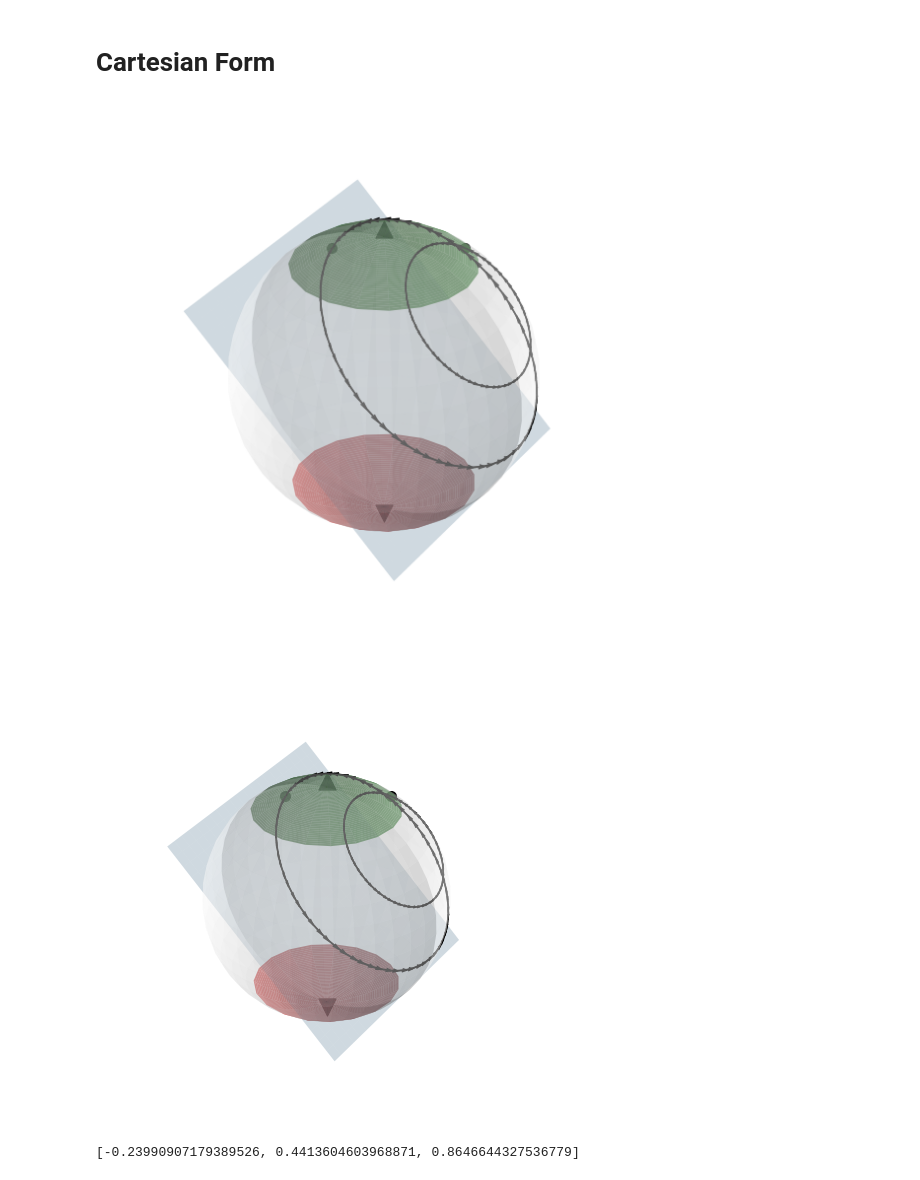
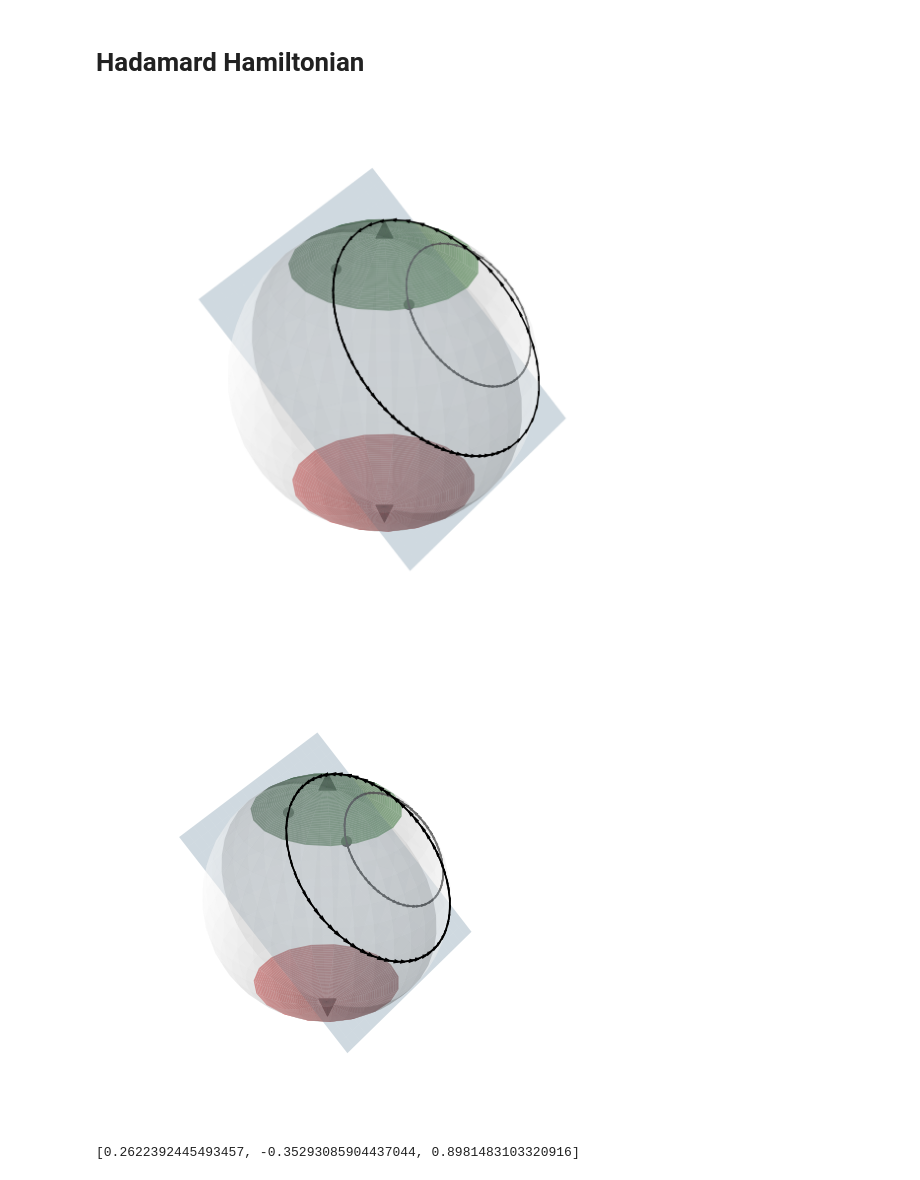
Before and after one commit to marco-lewis/quantum-barrier-certificates, a Jupyter notebook: experiments/diagrams.ipynb, the cells around one changed output. Saved outputs shown, nothing was run; the diff lists cells and outputs as text; code cells hidden in the pictures.

```diff
--- a/experiments/diagrams.ipynb
+++ b/experiments/diagrams.ipynb
@@ -15,9 +15,9 @@ def cartesian_evo(t, x0):
     z = mid + dist * cost
     return (x,y,z)
 # %% [markdown]
-# Cartesian Form
+# Hadamard Hamiltonian
 # %%
-def cart_bloch_init():
+def cart_bloch_near_0():
     phi, delta = randang(), randang()
     r = np.random.uniform(np.sqrt(0.9), 1)
     # State form
@@ -27,7 +27,17 @@ def cart_bloch_init():
     X0 = x0[0] + x0[1] + x0[2]
     return X0, z0
 
-def cart_bloch_fix():
+def cart_bloch_near_1():
+    phi, delta = randang(), randang()
+    r = np.random.uniform(0, np.sqrt(0.1))
+    # State form
+    z0 = np.array([r * np.exp(1j * delta), np.sqrt(1 - r**2) * np.exp(1j * phi)])
+    x0 = state_to_bloch([z0[0]], [z0[1]])
+    # Cartesian form
+    X0 = x0[0] + x0[1] + x0[2]
+    return X0, z0
+
+def start_near_0():
     # State form
     z0 = np.array([np.sqrt(0.9), -np.sqrt(0.1)])
     x0 = state_to_bloch([z0[0]], [z0[1]])
@@ -35,9 +45,17 @@ def cart_bloch_fix():
     X0 = x0[0] + x0[1] + x0[2]
     return X0, z0
 
+def start_near_1():
+    # State form
+    z0 = np.array([np.sqrt(0.1), -np.sqrt(0.9)])
+    x0 = state_to_bloch([z0[0]], [z0[1]])
+    # Cartesian form
+    X0 = x0[0] + x0[1] + x0[2]
+    return X0, z0
+
 start_points = []
 for i in range(2):
-    start_points.append(cart_bloch_init())
+    start_points.append(cart_bloch_near_0())
 # %%
 # %matplotlib widget
 %matplotlib inline
@@ -45,13 +63,13 @@ for i in range(2):
 step = 0.1
 t0 = 0
 t = 2*np.pi
-dXdt = lambda x, t: np.sqrt(2) * np.array([-x[1], (x[0] - x[2]), x[1]])
+dXdt = lambda x, t: np.array([-x[1], (x[0] - x[2]), x[1]])
 
 trange = np.arange(t0, t, step=step)
 fig = plt.figure(figsize=(8,8))
 ax = fig.add_subplot(111,projection='3d',box_aspect=(1,1,1))
 
-plot_bloch_regions(ax, True)
+plot_H_bloch_regions(ax, True)
 
 for X0, Z0 in start_points:
     dataSet, ts = rk4(X0, t0, t, step, dXdt)
@@ -103,7 +121,7 @@ fig.tight_layout()
 
 plt.show()
 # %% [output]
-[figure, old version]
+[figure, new version]
 # %%
 %matplotlib inline
 
@@ -113,7 +131,7 @@ trange = np.arange(t0, t, step=step)
 fig = plt.figure(figsize=(8,8))
 ax = fig.add_subplot(111,projection='3d',box_aspect=(1,1,1))
 
-plot_bloch_regions(ax, True)
+plot_H_bloch_regions(ax, True)
 
 # start_points = []
 # for i in range(2):
@@ -128,38 +146,38 @@ for X0, Z0 in start_points:
     plt.quiver(xps[:-1], yps[:-1], zps[:-1], xps[1:]-xps[:-1], yps[1:]-yps[:-1], zps[1:]-zps[:-1], color='black')
     ax.scatter(dataSet.T[0][0],dataSet.T[0][1],dataSet.T[0][2], label=str(dataSet.T[0]), s=100, c='black')
     a = cartesian_evo(np.pi/2,X0)
     b = cartesian_evo(np.pi/2 + 0.01,X0)
 
     z_vec, o_vec = get_states(trange, Z0, had_ham)
     xs, ys, zs, _ = state_to_bloch(z_vec, o_vec)
     if False:
         print("Avg error:")
         for z in [zip(xs, xps), zip(ys, yps), zip(zs,zps)]:
             avg_error = np.mean([abs(i-j) for i,j in z])
             print(avg_error)
 
 
 plt.axis('off')
 # save('normal_bloch.png')
 # ax.set_yticks([])
 # ax.set_ylabel('')
 # ax.azim = -90
 # ax.elev = 1
 # save('side_bloch.png')
 
 # ax.set_zticks([])
 # ax.set_zlabel('')
 # ax.azim = 270
 # ax.elev = 90
 # save('above_bloch.png')
 
 plt.show()
 # %% [output]
-[figure, old version]
+[figure, new version]
 # %%
 %matplotlib inline
 
-X0, Z0 = cart_bloch_init()
+X0, Z0 = cart_bloch_near_0()
 dataSet, ts = rk4(X0, t0, t, step, dXdt)
 dataSet = dataSet.T
 numDataPoints = len(ts)
@@ -168,7 +186,7 @@ def animate_func(num):
     ax.clear()
 
     # Plots sphere
-    plot_bloch_regions(ax)
+    plot_H_bloch_regions(ax)
 
     # Plots trajectory line
     ax.plot(dataSet[0, :num+1], dataSet[1, :num+1],
@@ -207,4 +225,4 @@ plt.close(fig)
 print(X0)
 # anim
 # %% [output]
-[-0.23990907179389526, 0.4413604603968871, 0.8646644327536779]
+[0.2622392445493457, -0.35293085904437044, 0.8981483103320916]
```
Also changed, not shown: parts of 3 cells of this notebook, 2 other files.
